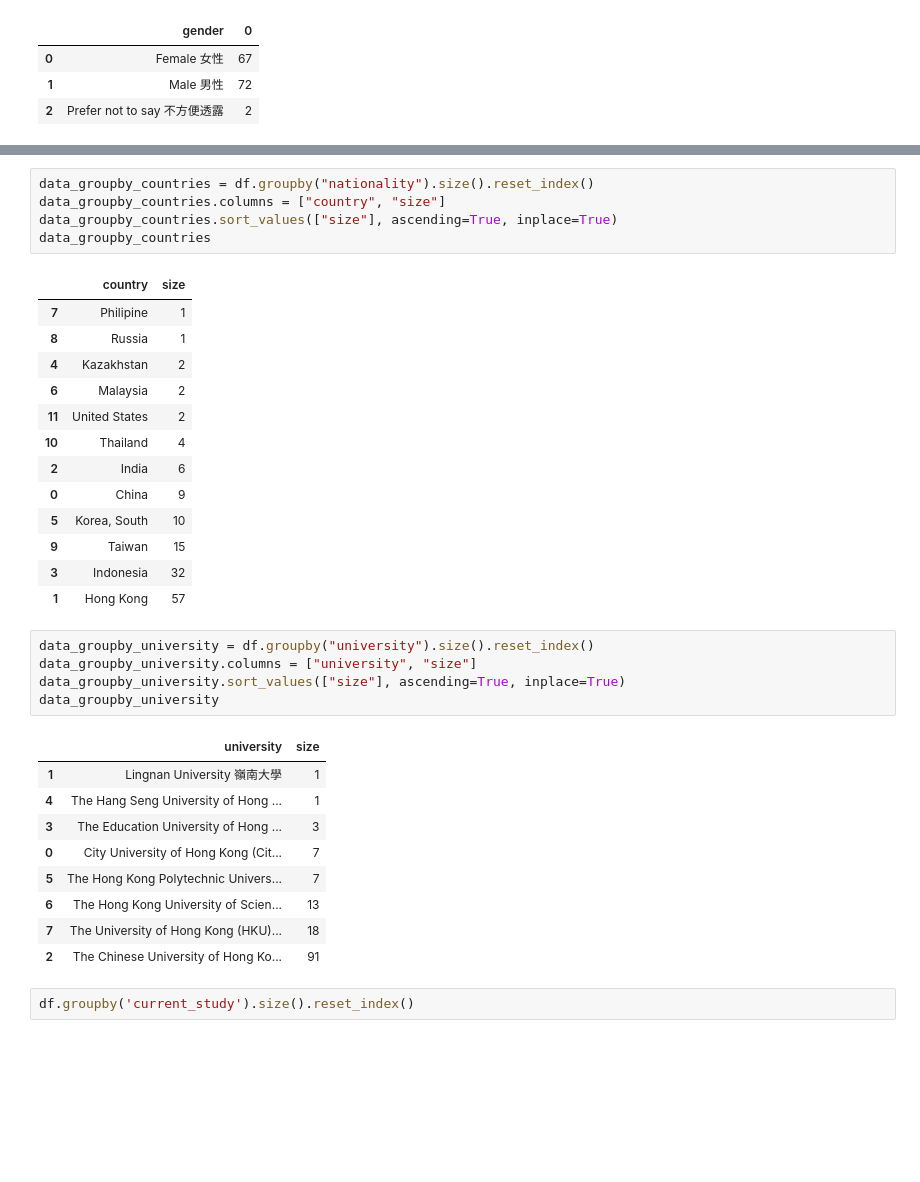
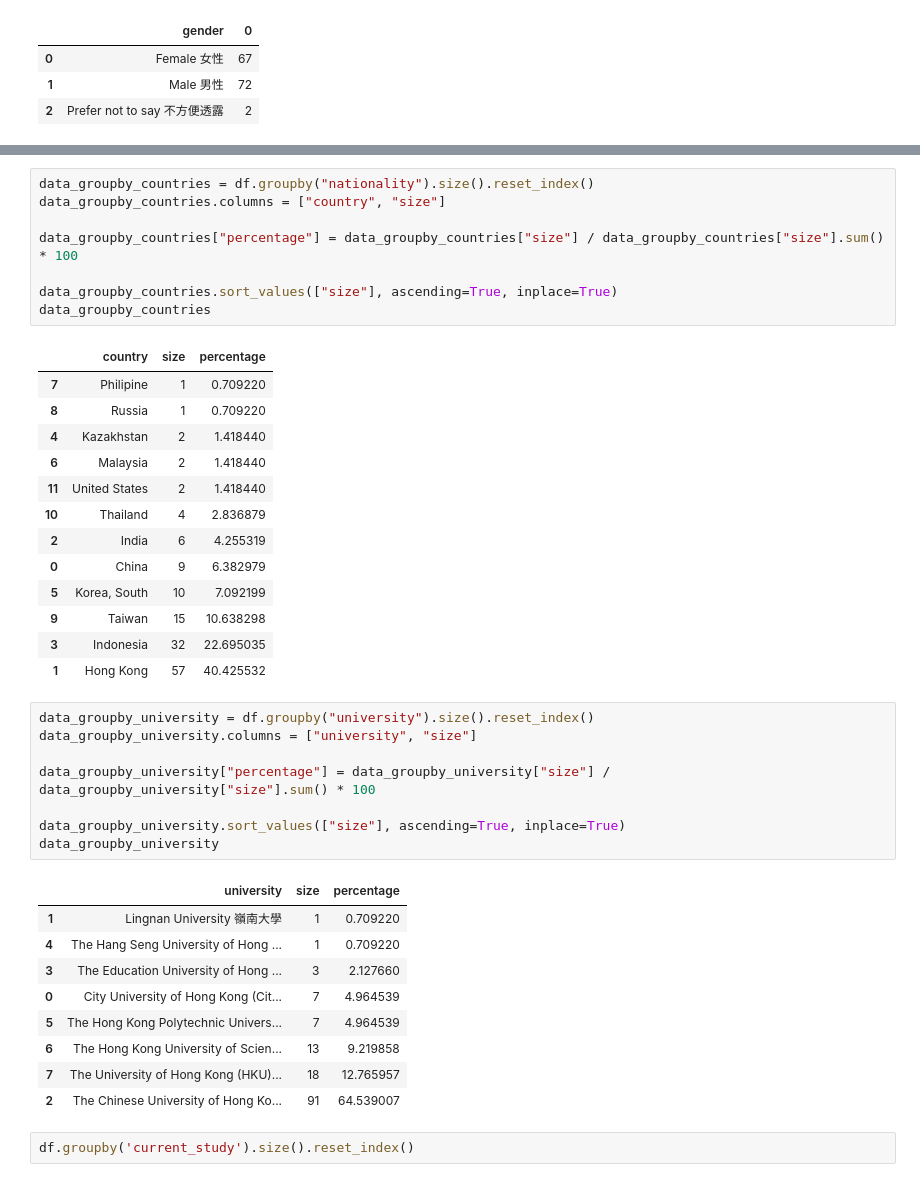
Before and after one commit to nicktanryo/gecc-fyp, a Jupyter notebook: analysis.ipynb, the cells around one changed output, grey strips where cells are left out. Saved outputs shown, nothing was run; the diff lists cells and outputs as text; blank space fills up the shorter version.

```diff
--- a/analysis.ipynb
+++ b/analysis.ipynb
@@ -95,37 +98,43 @@ df.groupby("local_or_non_local").size().reset_index()
 # %%
 data_groupby_countries = df.groupby("nationality").size().reset_index()
 data_groupby_countries.columns = ["country", "size"]
+
+data_groupby_countries["percentage"] = data_groupby_countries["size"] / data_groupby_countries["size"].sum() * 100
+
 data_groupby_countries.sort_values(["size"], ascending=True, inplace=True)
 data_groupby_countries
 # %% [output]
-|  | country | size |
-| 7 | Philipine | 1 |
-| 8 | Russia | 1 |
-| 4 | Kazakhstan | 2 |
-| 6 | Malaysia | 2 |
-| 11 | United States | 2 |
-| 10 | Thailand | 4 |
-| 2 | India | 6 |
-| 0 | China | 9 |
-| 5 | Korea, South | 10 |
-| 9 | Taiwan | 15 |
-| 3 | Indonesia | 32 |
-| 1 | Hong Kong | 57 |
+|  | country | size | percentage |
+| 7 | Philipine | 1 | 0.709220 |
+| 8 | Russia | 1 | 0.709220 |
+| 4 | Kazakhstan | 2 | 1.418440 |
+| 6 | Malaysia | 2 | 1.418440 |
+| 11 | United States | 2 | 1.418440 |
+| 10 | Thailand | 4 | 2.836879 |
+| 2 | India | 6 | 4.255319 |
+| 0 | China | 9 | 6.382979 |
+| 5 | Korea, South | 10 | 7.092199 |
+| 9 | Taiwan | 15 | 10.638298 |
+| 3 | Indonesia | 32 | 22.695035 |
+| 1 | Hong Kong | 57 | 40.425532 |
 # %%
 data_groupby_university = df.groupby("university").size().reset_index()
 data_groupby_university.columns = ["university", "size"]
+
+data_groupby_university["percentage"] = data_groupby_university["size"] / data_groupby_university["size"].sum() * 100
+
 data_groupby_university.sort_values(["size"], ascending=True, inplace=True)
 data_groupby_university
 # %% [output]
-|  | university | size |
-| 1 | Lingnan University 嶺南大學 | 1 |
-| 4 | The Hang Seng University of Hong ... | 1 |
-| 3 | The Education University of Hong ... | 3 |
-| 0 | City University of Hong Kong (Cit... | 7 |
-| 5 | The Hong Kong Polytechnic Univers... | 7 |
-| 6 | The Hong Kong University of Scien... | 13 |
-| 7 | The University of Hong Kong (HKU)... | 18 |
-| 2 | The Chinese University of Hong Ko... | 91 |
+|  | university | size | percentage |
+| 1 | Lingnan University 嶺南大學 | 1 | 0.709220 |
+| 4 | The Hang Seng University of Hong ... | 1 | 0.709220 |
+| 3 | The Education University of Hong ... | 3 | 2.127660 |
+| 0 | City University of Hong Kong (Cit... | 7 | 4.964539 |
+| 5 | The Hong Kong Polytechnic Univers... | 7 | 4.964539 |
+| 6 | The Hong Kong University of Scien... | 13 | 9.219858 |
+| 7 | The University of Hong Kong (HKU)... | 18 | 12.765957 |
+| 2 | The Chinese University of Hong Ko... | 91 | 64.539007 |
 # %%
 df.groupby('current_study').size().reset_index()
 # %% [output]
```
Also changed, not shown: parts of 7 cells of this notebook.
